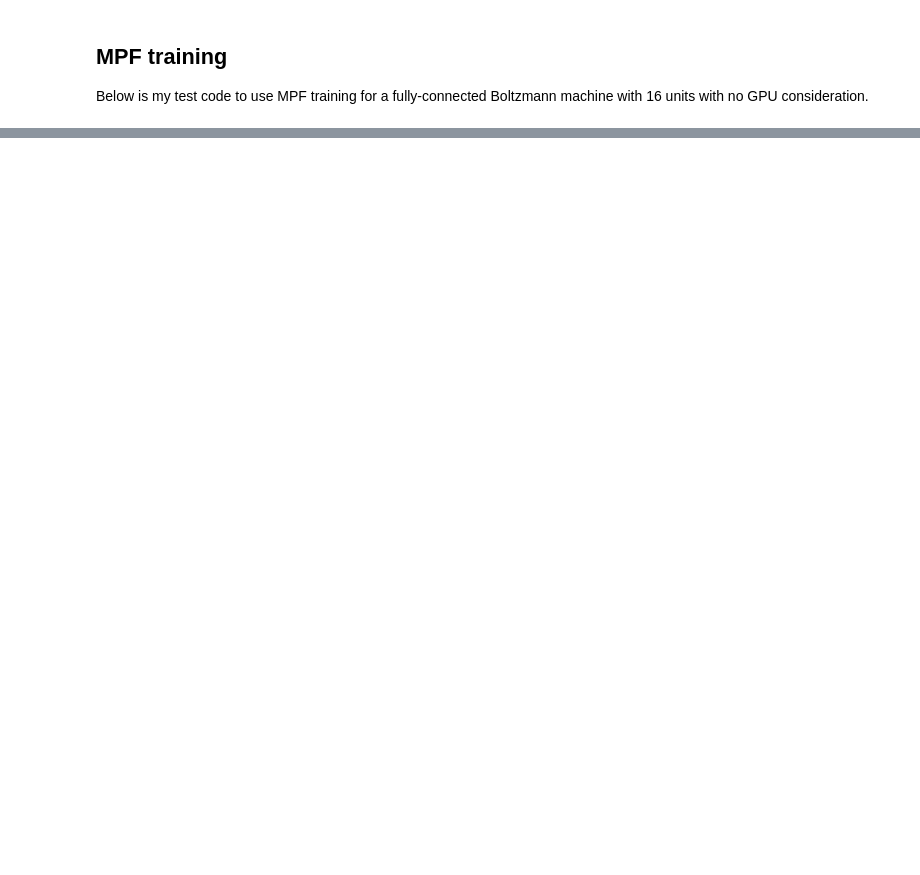
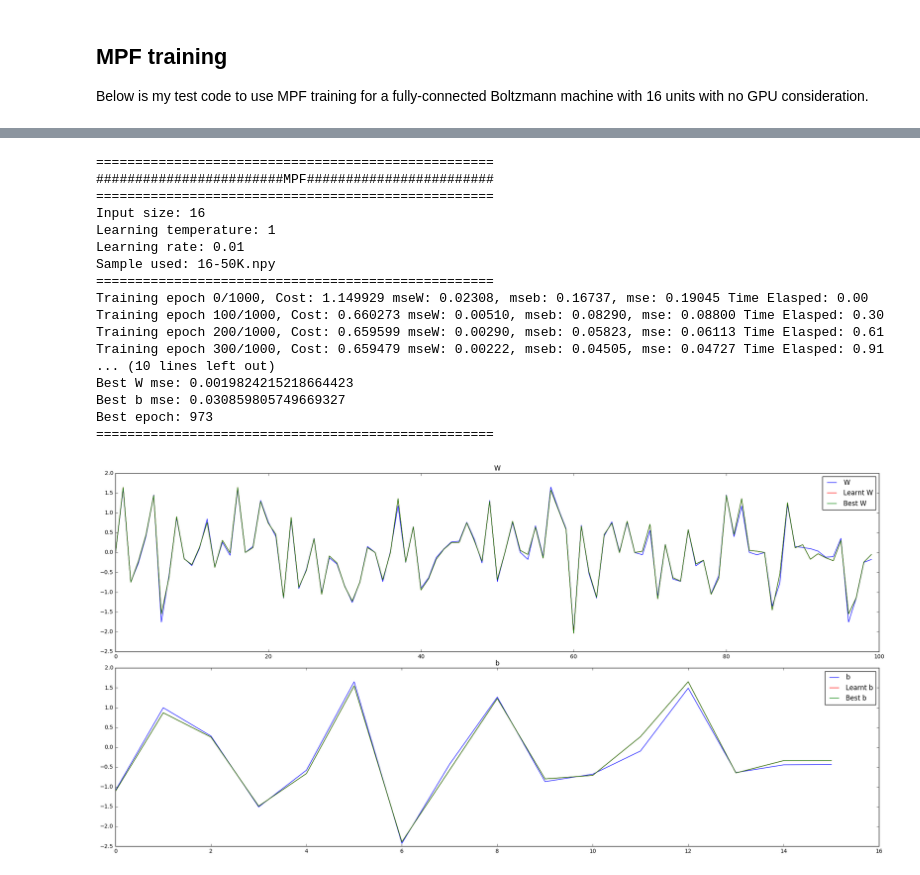
Before and after one commit to zunction/old-mmpf, a Jupyter notebook: 16 units MPF.ipynb, the cells around one changed output, grey strips where cells are left out. Cells and saved outputs as stored; diff of their text form; code cells hidden in the pictures; blank space fills up the shorter version.

```diff
--- a/16 units MPF.ipynb
+++ b/16 units MPF.ipynb
@@ -215,0 +212,22 @@ Best b mse: 0.09936041316652833
+# %%
+trainmpf(units = 16, lr = 1e-2, epsilon = 1, n_epochs = 1000,
+             batchsize = 16, temperature = 1, validate_every = 100, sample = '16-50K.npy')
+# %% [output]
+===================================================
+########################MPF########################
+===================================================
+Input size: 16
+Learning temperature: 1
+Learning rate: 0.01
+Sample used: 16-50K.npy
+===================================================
+Training epoch 0/1000, Cost: 1.149929 mseW: 0.02308, mseb: 0.16737, mse: 0.19045 Time Elasped: 0.00
+Training epoch 100/1000, Cost: 0.660273 mseW: 0.00510, mseb: 0.08290, mse: 0.08800 Time Elasped: 0.30
+Training epoch 200/1000, Cost: 0.659599 mseW: 0.00290, mseb: 0.05823, mse: 0.06113 Time Elasped: 0.61
+Training epoch 300/1000, Cost: 0.659479 mseW: 0.00222, mseb: 0.04505, mse: 0.04727 Time Elasped: 0.91
+... (10 lines left out)
+Best W mse: 0.0019824215218664423
+Best b mse: 0.030859805749669327
+Best epoch: 973
+===================================================
+[figure, added]
```
Also changed, not shown: parts of 5 cells of this notebook.
